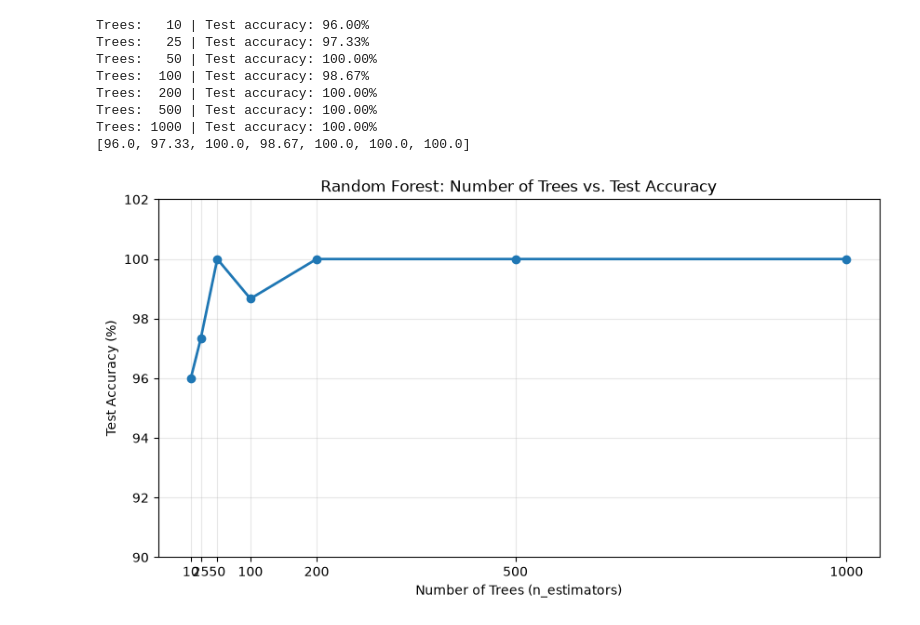
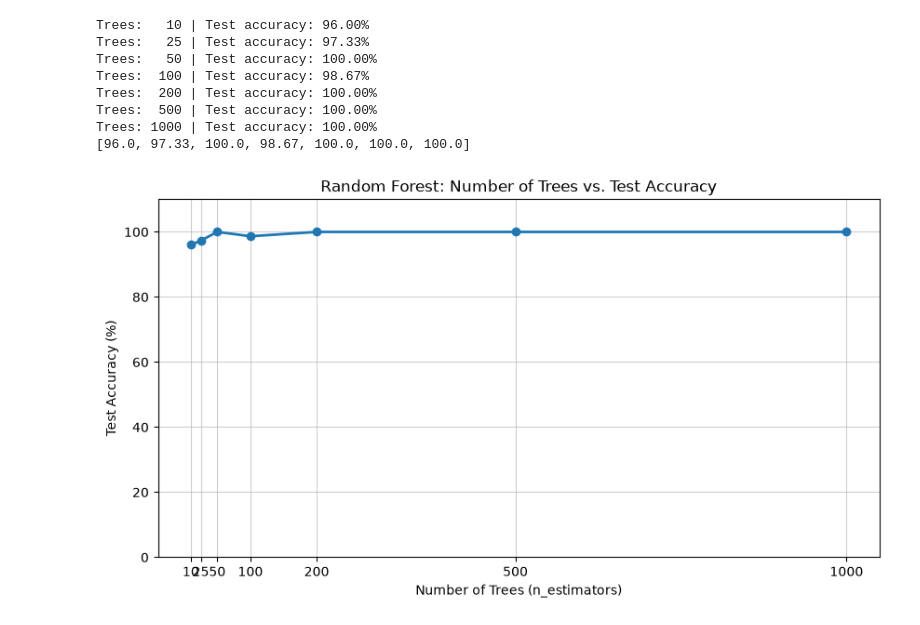
Before and after one commit to m-abdelkawy/data-analysis-msc, a Jupyter notebook: courses/ana505_data_mining/module2_classification_and_regression/week03_decision_trees_random_forests/python/week03_activity.ipynb, the cells around one changed output. Cells and saved outputs as stored; diff of their text form; code cells hidden in the pictures.

```diff
--- a/courses/ana505_data_mining/module2_classification_and_regression/week03_decision_trees_random_forests/python/week03_activity.ipynb
+++ b/courses/ana505_data_mining/module2_classification_and_regression/week03_decision_trees_random_forests/python/week03_activity.ipynb
@@ -701,25 +701,25 @@ Trees: 1000 | Test accuracy: 100.00%
 # %%
 import matplotlib.pyplot as plt
 
 tree_counts = [10, 25, 50, 100, 200, 500, 1000]
 
 plt.figure(figsize=(10, 5))
 
 plt.plot(
     tree_counts,
     accuracies,
     marker="o",
     linewidth=2
 )
 
 plt.title("Random Forest: Number of Trees vs. Test Accuracy")
 plt.xlabel("Number of Trees (n_estimators)")
 plt.ylabel("Test Accuracy (%)")
 
 plt.xticks(tree_counts)
-plt.ylim(90, 102)
-plt.grid(True, alpha=0.3)
+plt.ylim(0, 110)
+plt.grid(True, alpha=0.6)
 
 plt.show()
 # %% [output]
-[figure, old version]
+[figure, new version]
```
Also changed, not shown: 9 other files.
